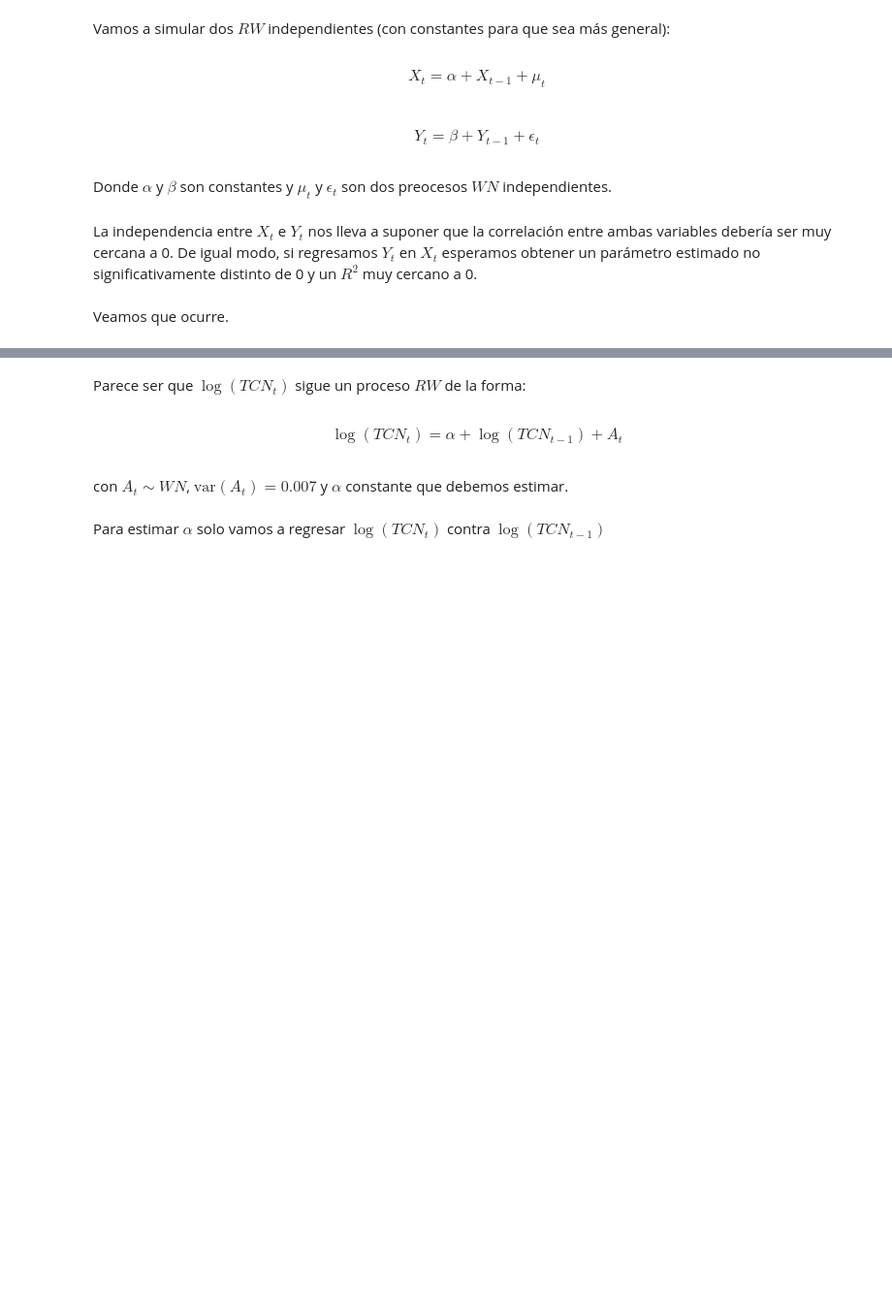
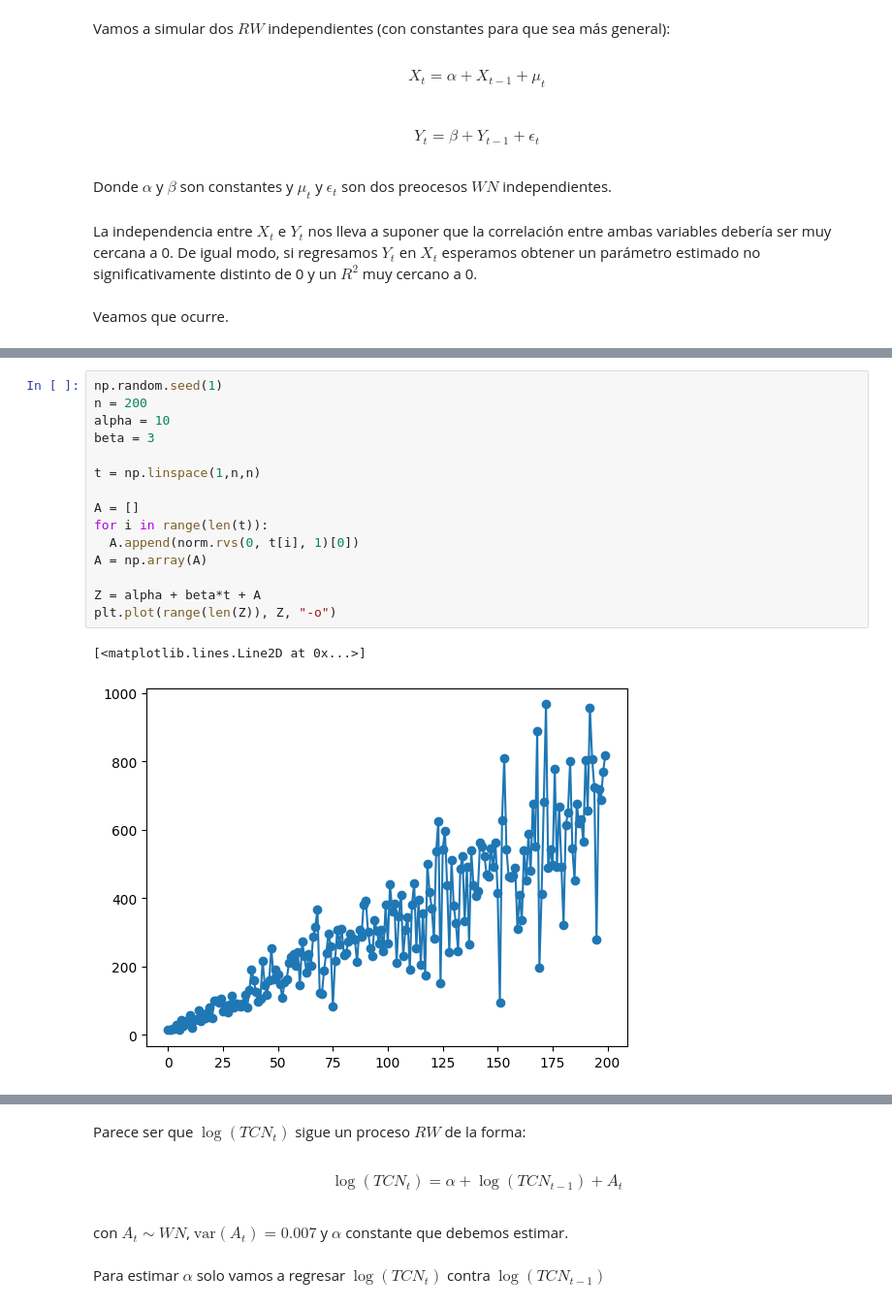
Before and after one commit to cristiandarioortegayubro/BDS, a Jupyter notebook: modulo.07/bds_series_temporales_001_02.ipynb, the cells around one changed output, grey strips where cells are left out. Shown at 97% size. Saved outputs shown, nothing was run; the diff lists cells and outputs as text; blank space fills up the shorter version.

```diff
--- a/modulo.07/bds_series_temporales_001_02.ipynb
+++ b/modulo.07/bds_series_temporales_001_02.ipynb
@@ -495,0 +693,18 @@ res.summary()
+# %%
+np.random.seed(1)
+n = 200
+alpha = 10
+beta = 3
+
+t = np.linspace(1,n,n)
+
+A = []
+for i in range(len(t)):
+  A.append(norm.rvs(0, t[i], 1)[0])
+A = np.array(A)
+
+Z = alpha + beta*t + A
+plt.plot(range(len(Z)), Z, "-o")
+# %% [output]
+[<matplotlib.lines.Line2D at 0x...>]
+[figure, added]
```
Also changed, not shown: parts of 66 cells of this notebook.
